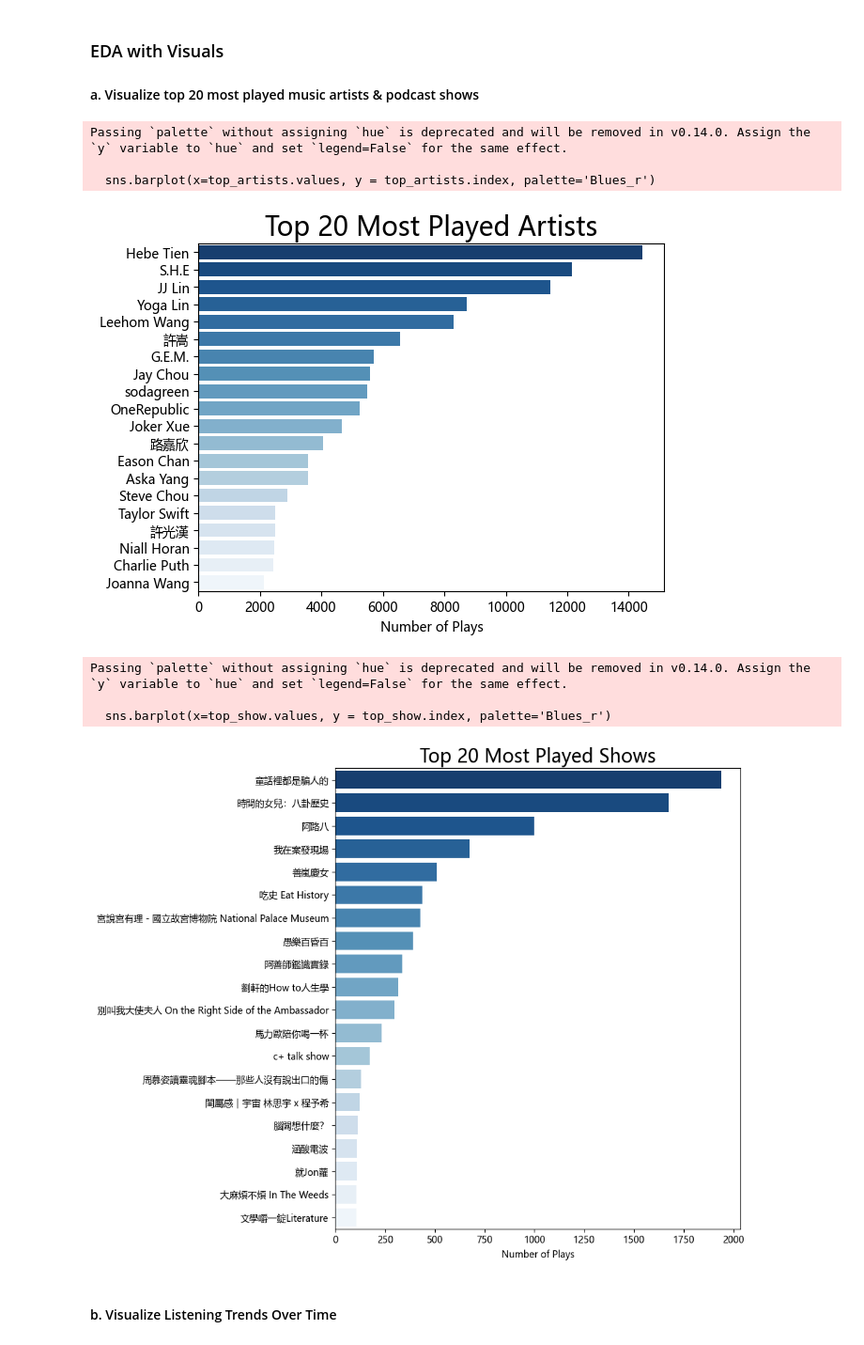
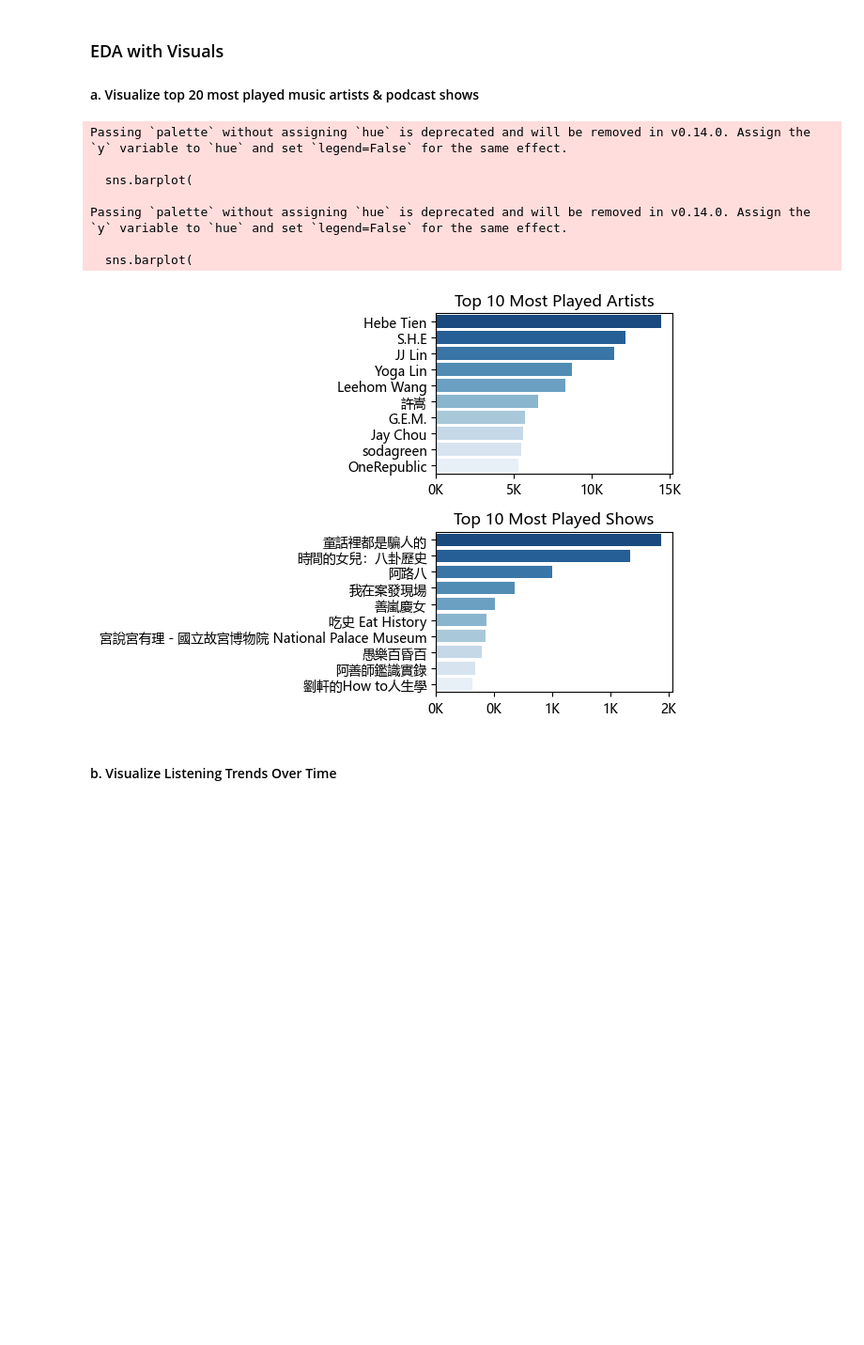
Before and after one commit to mchenliu/Capstone_Project_Spotify_Data_Analysis, a Jupyter notebook: 2_Exploratory_Data_Analysis/2_Streaming_History_Targeted_EDA.ipynb, the cells around one changed output. Shown at 94% size. Saved outputs shown, nothing was run; the diff lists cells and outputs as text; code cells hidden in the pictures; blank space fills up the shorter version.

```diff
--- a/2_Exploratory_Data_Analysis/2_Streaming_History_Targeted_EDA.ipynb
+++ b/2_Exploratory_Data_Analysis/2_Streaming_History_Targeted_EDA.ipynb
@@ -6,6 +6,7 @@ import matplotlib.pyplot as plt
 import seaborn as sns
 from matplotlib import rcParams
 import pandas as pd
+import numpy as np
 
 # load data
 music_tracks_df = pd.read_csv('../Cleaned_Data/Music_Streaming_History.csv')
@@ -14,34 +15,53 @@ podcast_episodes_df = pd.read_csv('../Cleaned_Data/Podcast_Streaming_History.csv
 
 # set font to Microsoft YaHei to show Chinese characters
 plt.rcParams['font.sans-serif'] = ['Microsoft YaHei']
-
-# visualize top 20 most played artists
-top_artists = music_tracks_df['artist_name'].value_counts().head(20)
-sns.barplot(x=top_artists.values, y = top_artists.index, palette='Blues_r')
-plt.title('Top 20 Most Played Artists', fontsize = 20)
-plt.xlabel('Number of Plays')
-plt.ylabel(None)
-plt.show()
-
-# visualize top 20 most played shows (podcast)
-top_show = podcast_episodes_df['show_name'].value_counts().head(20)
-# adjust width and height
-plt.figure(figsize=(10, 8))
-sns.barplot(x=top_show.values, y = top_show.index, palette='Blues_r')
-plt.title('Top 20 Most Played Shows', fontsize = 20)
-plt.xlabel('Number of Plays')
-plt.ylabel(None)
-# ensure everything fits properly
-plt.tight_layout()
-plt.show()
-# %% [output]
-Passing `palette` without assigning `hue` is deprecated and will be removed in v0.14.0. Assign the `y` variable to `hue` and set `legend=False` for the same effect.
-
-  sns.barplot(x=top_artists.values, y = top_artists.index, palette='Blues_r')
-[figure, removed]
-Passing `palette` without assigning `hue` is deprecated and will be removed in v0.14.0. Assign the `y` variable to `hue` and set `legend=False` for the same effect.
-
-  sns.barplot(x=top_show.values, y = top_show.index, palette='Blues_r')
-[figure, removed]
+# %%
+from matplotlib.ticker import FuncFormatter
+fig, ax = plt.subplots(2,1)
+# visualize top 10 most played artists
+top_artists = music_tracks_df['artist_name'].value_counts().head(10)
+sns.barplot(
+    x=top_artists.values,
+    y = top_artists.index,
+    ax=ax[0],
+    palette='Blues_r'
+)
+
+
+ax[0].legend().remove()
+ax[0].set_title('Top 10 Most Played Artists')
+ax[0].set_ylabel('')
+ax[0].set_xlabel('')
+ax[0].xaxis.set_major_formatter(FuncFormatter(lambda x,_: f'{int(x/1000)}K'))
+
+
+# visualize top 10 most played shows (podcast)
+top_show = podcast_episodes_df['show_name'].value_counts().head(10)
+# adjust width and height
+sns.barplot(
+    x=top_show.values,
+    y=top_show.index,
+    ax=ax[1],
+    palette='Blues_r'
+)
+
+ax[1].legend().remove()
+ax[1].set_title('Top 10 Most Played Shows')
+ax[1].set_ylabel('')
+ax[1].set_xlabel('')
+ax[1].xaxis.set_major_formatter(FuncFormatter(lambda x,_: f'{int(x/1000)}K'))
+
+# ensure everything fits properly
+plt.tight_layout()
+plt.show()
+# %% [output]
+Passing `palette` without assigning `hue` is deprecated and will be removed in v0.14.0. Assign the `y` variable to `hue` and set `legend=False` for the same effect.
+
+  sns.barplot(
+
+Passing `palette` without assigning `hue` is deprecated and will be removed in v0.14.0. Assign the `y` variable to `hue` and set `legend=False` for the same effect.
+
+  sns.barplot(
+[figure, added]
 # %% [markdown]
 #### b. Visualize Listening Trends Over Time
```
Also changed, not shown: parts of 10 cells of this notebook, 12 other files.
